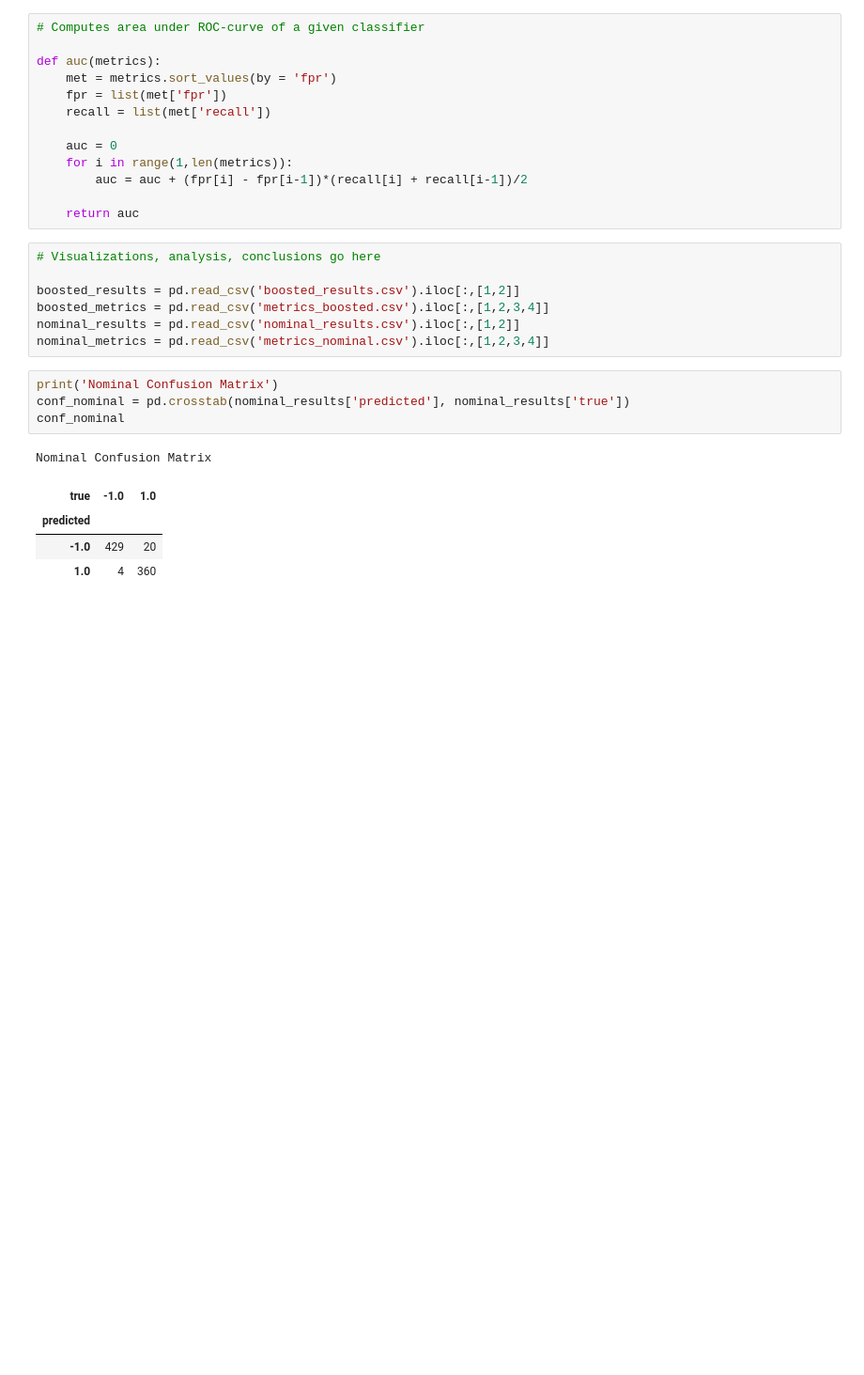
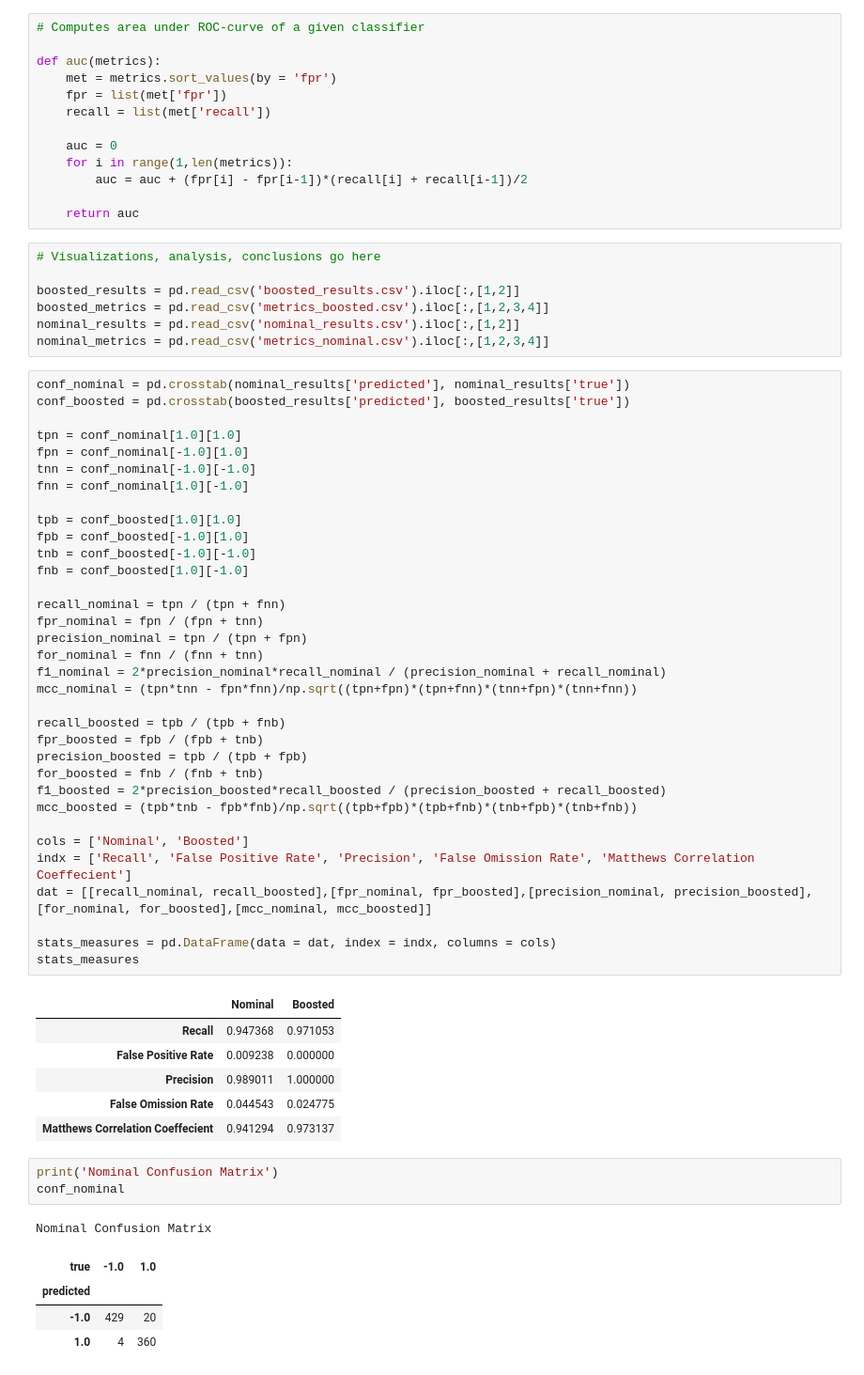
Before and after one commit to jdoran6251/Poison-Mushroom-Classifier, a Jupyter notebook: Poison-Mushroom-Classifier.ipynb, the cells around one changed output. Shown: that part at 94% size. Saved outputs shown, nothing was run; the diff lists cells and outputs as text; blank space fills up the shorter version.

```diff
--- a/Poison-Mushroom-Classifier.ipynb
+++ b/Poison-Mushroom-Classifier.ipynb
@@ -916,9 +996,49 @@ boosted_results = pd.read_csv('boosted_results.csv').iloc[:,[1,2]]
 boosted_metrics = pd.read_csv('metrics_boosted.csv').iloc[:,[1,2,3,4]]
 nominal_results = pd.read_csv('nominal_results.csv').iloc[:,[1,2]]
 nominal_metrics = pd.read_csv('metrics_nominal.csv').iloc[:,[1,2,3,4]]
+# %%
+conf_nominal = pd.crosstab(nominal_results['predicted'], nominal_results['true'])
+conf_boosted = pd.crosstab(boosted_results['predicted'], boosted_results['true'])
+
+tpn = conf_nominal[1.0][1.0]
+fpn = conf_nominal[-1.0][1.0]
+tnn = conf_nominal[-1.0][-1.0]
+fnn = conf_nominal[1.0][-1.0]
+
+tpb = conf_boosted[1.0][1.0]
+fpb = conf_boosted[-1.0][1.0]
+tnb = conf_boosted[-1.0][-1.0]
+fnb = conf_boosted[1.0][-1.0]
+
+recall_nominal = tpn / (tpn + fnn)
+fpr_nominal = fpn / (fpn + tnn)
+precision_nominal = tpn / (tpn + fpn)
+for_nominal = fnn / (fnn + tnn)
+f1_nominal = 2*precision_nominal*recall_nominal / (precision_nominal + recall_nominal)
+mcc_nominal = (tpn*tnn - fpn*fnn)/np.sqrt((tpn+fpn)*(tpn+fnn)*(tnn+fpn)*(tnn+fnn))
+
+recall_boosted = tpb / (tpb + fnb)
+fpr_boosted = fpb / (fpb + tnb)
+precision_boosted = tpb / (tpb + fpb)
+for_boosted = fnb / (fnb + tnb)
+f1_boosted = 2*precision_boosted*recall_boosted / (precision_boosted + recall_boosted)
+mcc_boosted = (tpb*tnb - fpb*fnb)/np.sqrt((tpb+fpb)*(tpb+fnb)*(tnb+fpb)*(tnb+fnb))
+
+cols = ['Nominal', 'Boosted']
+indx = ['Recall', 'False Positive Rate', 'Precision', 'False Omission Rate', 'Matthews Correlation Coeffecient']
+dat = [[recall_nominal, recall_boosted],[fpr_nominal, fpr_boosted],[precision_nominal, precision_boosted],[for_nominal, for_boosted],[mcc_nominal, mcc_boosted]]
+
+stats_measures = pd.DataFrame(data = dat, index = indx, columns = cols)
+stats_measures
+# %% [output]
+|  | Nominal | Boosted |
+| Recall | 0.947368 | 0.971053 |
+| False Positive Rate | 0.009238 | 0.000000 |
+| Precision | 0.989011 | 1.000000 |
+| False Omission Rate | 0.044543 | 0.024775 |
+| Matthews Correlation Coeffecient | 0.941294 | 0.973137 |
 # %%
 print('Nominal Confusion Matrix')
-conf_nominal = pd.crosstab(nominal_results['predicted'], nominal_results['true'])
 conf_nominal
 # %% [output]
 Nominal Confusion Matrix
```
Also changed, not shown: parts of 33 cells of this notebook.
